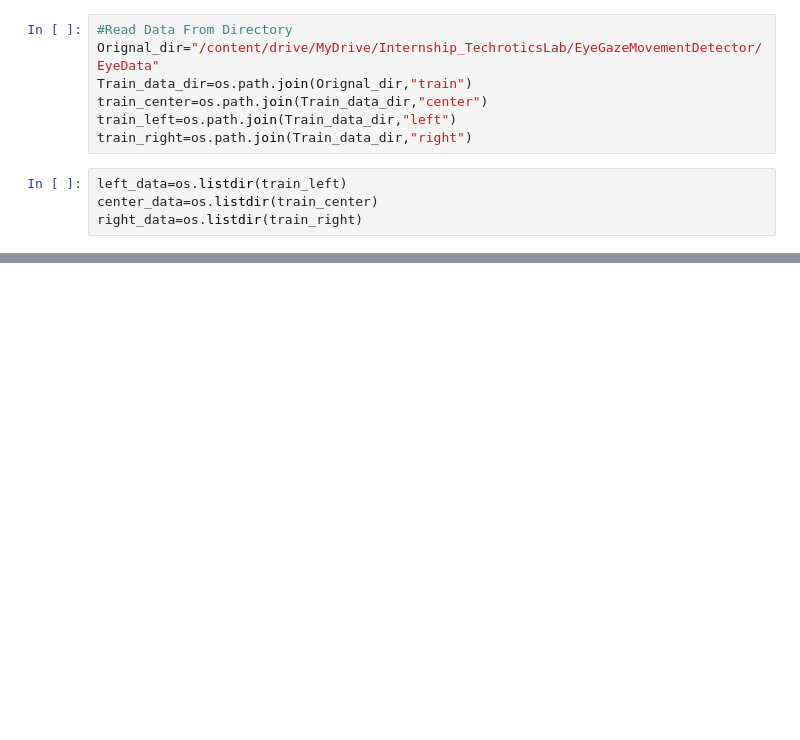
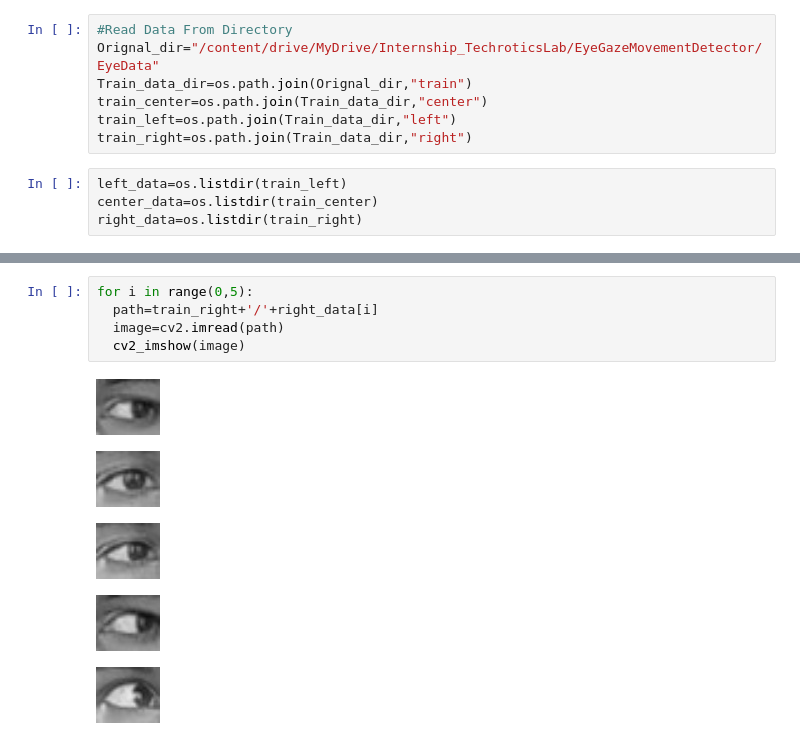
Before and after one commit to ImranRiazChohan/EyeGazeMovementDetection, a Jupyter notebook: TrainingEyeGazeMovementClassification.ipynb, the cells around one changed output, grey strips where cells are left out. Saved outputs shown, nothing was run; the diff lists cells and outputs as text; blank space fills up the shorter version.

```diff
--- a/TrainingEyeGazeMovementClassification.ipynb
+++ b/TrainingEyeGazeMovementClassification.ipynb
@@ -36,0 +51,11 @@ len(center_data))
+# %%
+for i in range(0,5):
+  path=train_right+'/'+right_data[i]
+  image=cv2.imread(path)
+  cv2_imshow(image)
+# %% [output]
+[figure, added]
+[figure, added]
+[figure, added]
+[figure, added]
+[figure, added]
```
Also changed, not shown: parts of 9 cells of this notebook.
